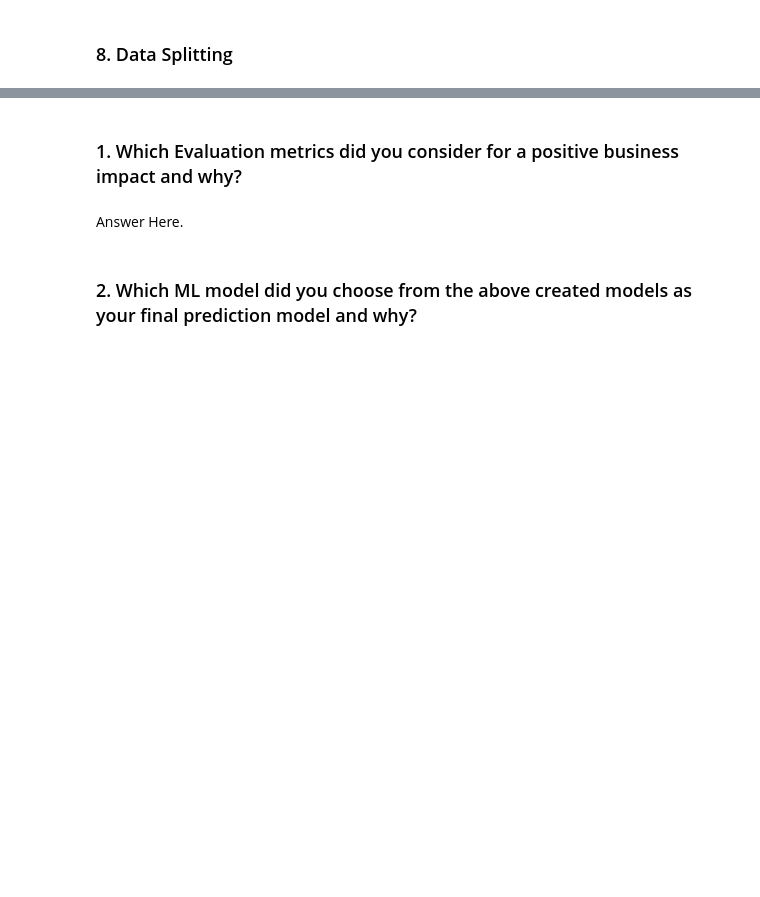
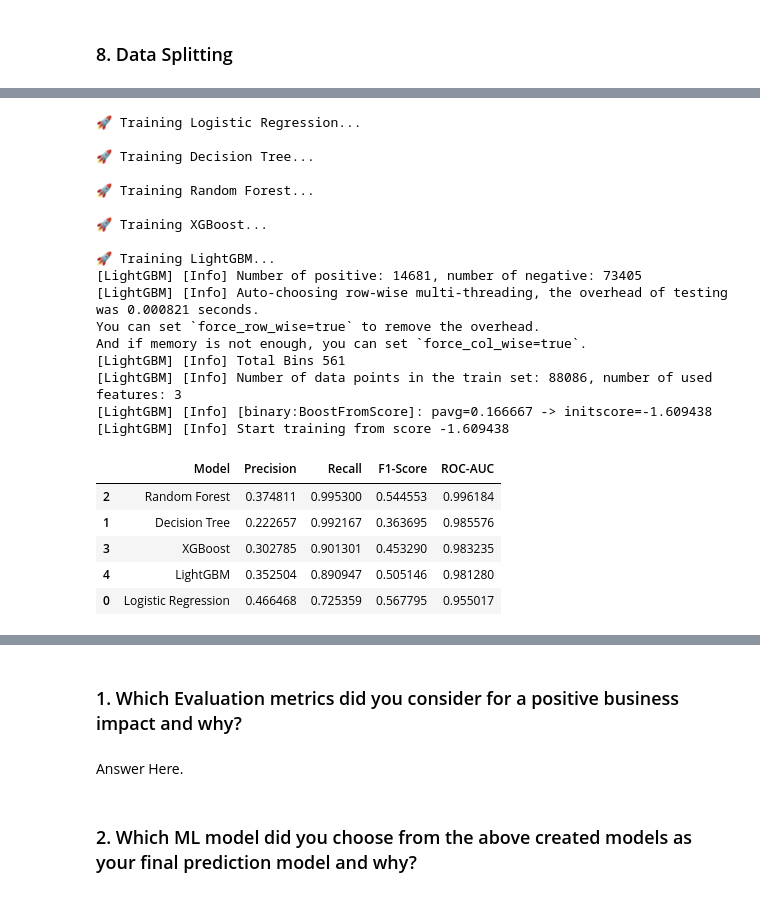
Before and after one commit to KushangShah/Fraud-Transaction-Detection, a Jupyter notebook: FTD_ML_NoteBook.ipynb, the cells around one changed output, grey strips where cells are left out. Saved outputs shown, nothing was run; the diff lists cells and outputs as text; code cells hidden in the pictures; blank space fills up the shorter version.

```diff
--- a/FTD_ML_NoteBook.ipynb
+++ b/FTD_ML_NoteBook.ipynb
@@ -1310,0 +1267,79 @@ Answer Here.
+# %%
+# TRAIN AND COMPARE MULTIPLE MODELS
+
+def train_and_compare_models(X_train, y_train, X_test, y_test):
+    # Dictionary to store different machine learning models
+    models = {
+        "Logistic Regression": LogisticRegression(max_iter=500, solver='liblinear'),
+        "Decision Tree": DecisionTreeClassifier(random_state=42),
+        "Random Forest": RandomForestClassifier(n_estimators=100, random_state=42, n_jobs=-1),
+        "XGBoost": XGBClassifier(use_label_encoder=False, eval_metric='logloss', random_state=42),
+        "LightGBM": LGBMClassifier(random_state=42)
+    }
+
+    # List to hold results for each model
+    results = []
+
+    # Iterate through each model in the dictionary
+    for name, model in models.items():
+        print(f"\n🚀 Training {name}...")  # Indicate which model is currently being trained
+
+        # Fit the model to the training data
+        model.fit(X_train, y_train)
+
+        # Predict the classes for the test data
+        y_pred = model.predict(X_test)
+
+        # Predict the probabilities for the positive class
+        y_prob = model.predict_proba(X_test)[:, 1]
+
+        # Calculate evaluation metrics
+        precision = precision_score(y_test, y_pred, zero_division=0)  # Precision of the predictions
+        recall = recall_score(y_test, y_pred, zero_division=0)        # Recall of the predictions
+        f1 = f1_score(y_test, y_pred, zero_division=0)                # F1 score of the predictions
+        roc = roc_auc_score(y_test, y_prob)                            # ROC AUC score of the predictions
+
+        # Append the results for the current model to the results list
+        results.append({
+            "Model": name,
+            "Precision": precision,
+            "Recall": recall,
+            "F1-Score": f1,
+            "ROC-AUC": roc
+        })
+
+    # Convert results to a DataFrame and sort by ROC AUC score in descending order
+    results_df = pd.DataFrame(results).sort_values(by="ROC-AUC", ascending=False)
+
+    # Display the results DataFrame
+    display(results_df)
+
+    # Return the results DataFrame for further analysis or reference
+    return results_df
+
+# Call the function with the training and testing datasets and store the results
+results_df = train_and_compare_models(X_train, y_train, X_test, y_test)
+# %% [output]
+🚀 Training Logistic Regression...
+
+🚀 Training Decision Tree...
+
+🚀 Training Random Forest...
+
+🚀 Training XGBoost...
+
+🚀 Training LightGBM...
+[LightGBM] [Info] Number of positive: 14681, number of negative: 73405
+[LightGBM] [Info] Auto-choosing row-wise multi-threading, the overhead of testing was 0.000821 seconds.
+You can set `force_row_wise=true` to remove the overhead.
+And if memory is not enough, you can set `force_col_wise=true`.
+[LightGBM] [Info] Total Bins 561
+[LightGBM] [Info] Number of data points in the train set: 88086, number of used features: 3
+[LightGBM] [Info] [binary:BoostFromScore]: pavg=0.166667 -> initscore=-1.609438
+[LightGBM] [Info] Start training from score -1.609438
+|  | Model | Precision | Recall | F1-Score | ROC-AUC |
+| 2 | Random Forest | 0.374811 | 0.995300 | 0.544553 | 0.996184 |
+| 1 | Decision Tree | 0.222657 | 0.992167 | 0.363695 | 0.985576 |
+| 3 | XGBoost | 0.302785 | 0.901301 | 0.453290 | 0.983235 |
+| 4 | LightGBM | 0.352504 | 0.890947 | 0.505146 | 0.981280 |
+| 0 | Logistic Regression | 0.466468 | 0.725359 | 0.567795 | 0.955017 |
```
Also changed, not shown: parts of 152 cells of this notebook.
